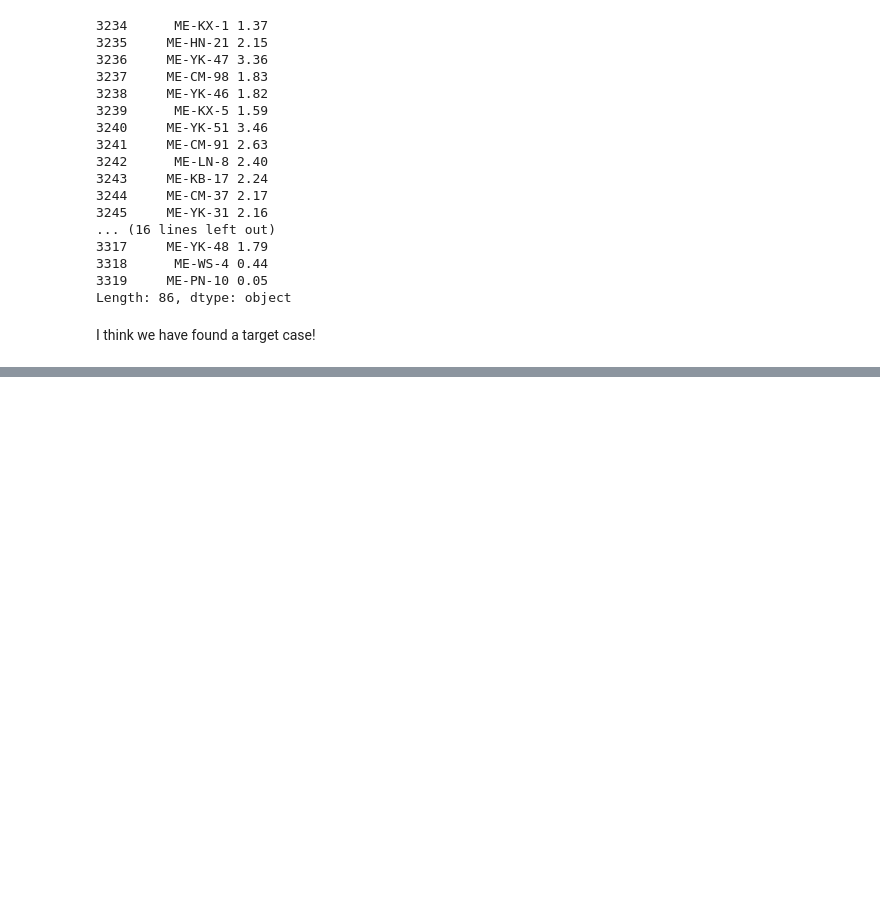
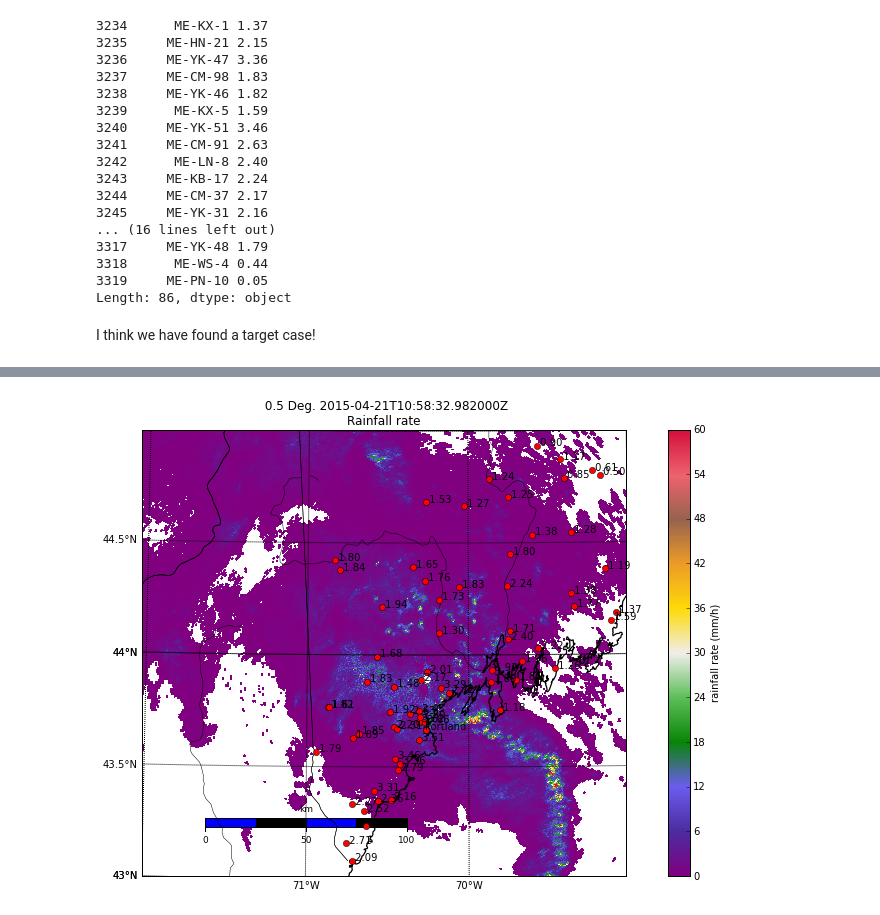
Before and after one commit to scollis/maine, a Jupyter notebook: notebooks/Maine CoCoRaHS data investigation.ipynb, the cells around one changed output, grey strips where cells are left out. Cells and saved outputs as stored; diff of their text form; code cells hidden in the pictures; blank space fills up the shorter version.

```diff
--- a/notebooks/Maine CoCoRaHS data investigation.ipynb
+++ b/notebooks/Maine CoCoRaHS data investigation.ipynb
@@ -111,0 +148,22 @@ I think we have found a target case!
+# %%
+fig = plt.figure(figsize = [15,8])
+myd.plot_ppi_map( 'rain_z', vmin = 0, vmax = 60,
+                 resolution = 'h', max_lat = 45,
+                 min_lat = 43, min_lon = -72, max_lon = -69,
+                cmap = pyart.graph.cm.RRate11, mask_outside = False)
+m = myd.basemap
+m.drawparallels(np.linspace(43, 45, 5),labels=[1,0,0,0])
+m.drawmeridians(np.linspace(-72, -69, 4),labels=[0,0,0,1])
+m.drawrivers()
+m.drawmapscale(-71, 43.25, -71, 43.25, 100, barstyle='fancy',
+               fontcolor='k', fillcolor1='b', fillcolor2='k')
+myd.plot_point( -70.2667,43.6667, label_text = 'Portland',
+               label_offset = (0.0,0.0) )
+for i in all_big_rain.iterrows():
+    if i[1]['Latitude'] < 45 and i[1]['Latitude'] > 43 \
+    and i[1]['Longitude'] > -72 and i[1]['Longitude'] < -69:
+        myd.plot_point( i[1]['Longitude'], i[1]['Latitude'],
+                       label_text = i[1]['TotalPrecipAmt'],
+                   label_offset = (0.0,0.0) )
+# %% [output]
+[figure, added]
```
Also changed, not shown: parts of 6 cells of this notebook.
